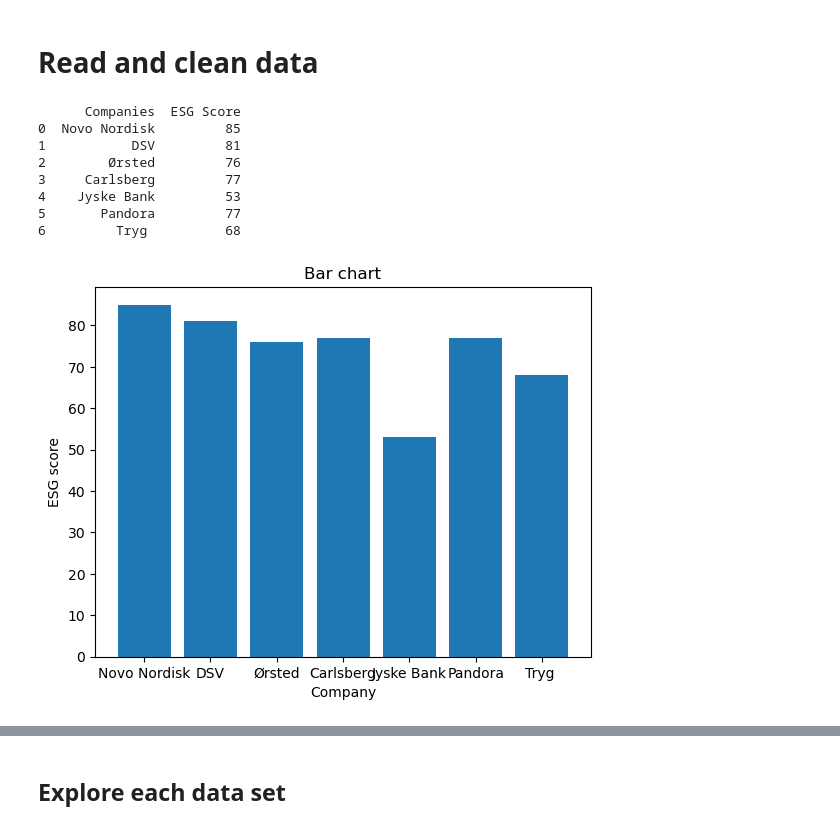
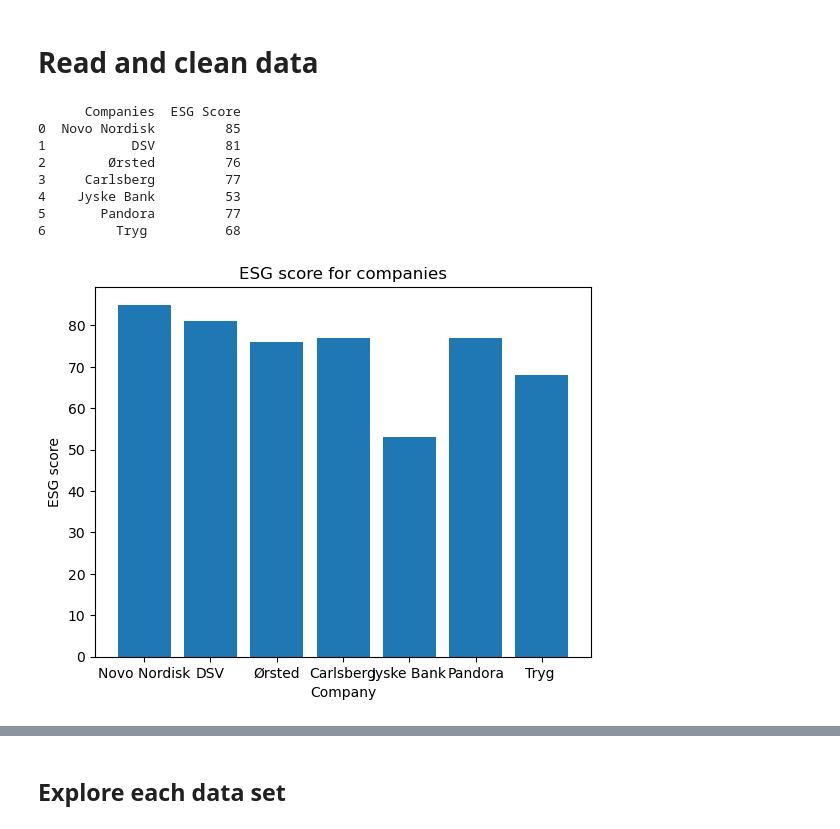
Before and after one commit to NumEconCopenhagen/projects-2023-mmj, a Jupyter notebook: dataproject/dataproject.ipynb, the cells around one changed output, grey strips where cells are left out. Saved outputs shown, nothing was run; the diff lists cells and outputs as text; code cells hidden in the pictures.

```diff
--- a/dataproject/dataproject.ipynb
+++ b/dataproject/dataproject.ipynb
@@ -28,19 +28,19 @@ The autoreload extension is already loaded. To reload it, use:
 # %%
 df = pd.read_csv('Companies ESG scores.csv', delimiter=";")
 print(df)
 
 plt.bar(df['Companies'], df['ESG Score'])
 plt.xlabel('Company')
 plt.ylabel('ESG score')
-plt.title('Bar chart')
+plt.title('ESG score for companies')
 plt.show()
 # %% [output]
       Companies  ESG Score
 0  Novo Nordisk         85
 1           DSV         81
 2        Ørsted         76
 3     Carlsberg         77
 4    Jyske Bank         53
 5       Pandora         77
 6         Tryg          68
-[figure, old version]
+[figure, new version]
```
Also changed, not shown: parts of 1 cell of this notebook, 1 other file.
